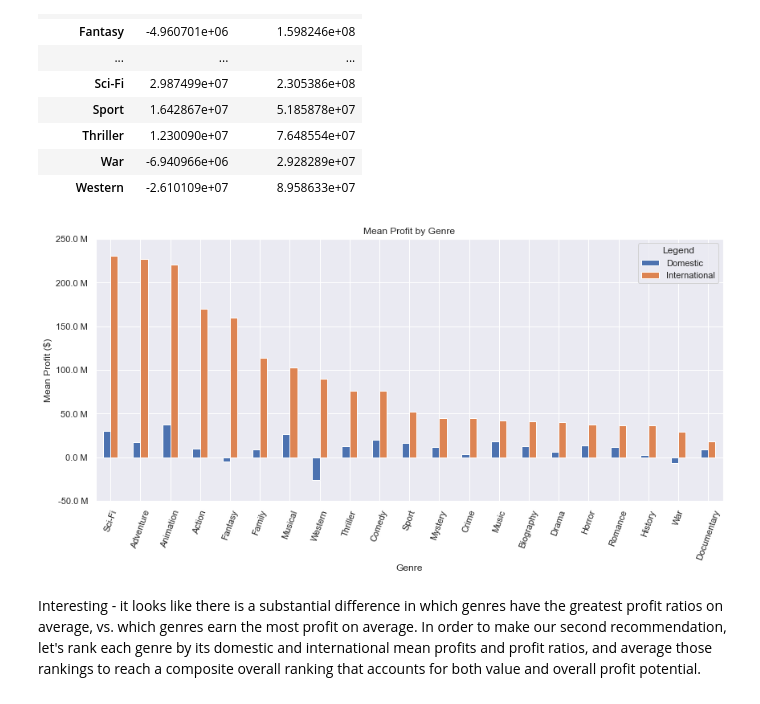
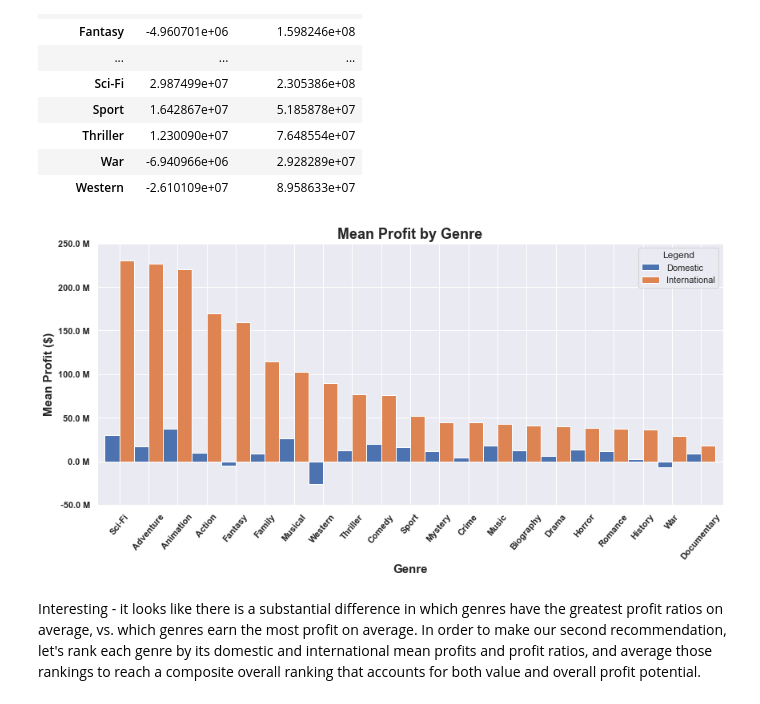
Before and after one commit to emgerber88/Microsoft-Movie-Recommendations, a Jupyter notebook: Phase_1_Project_Scratch_Work.ipynb, the cells around one changed output. Saved outputs shown, nothing was run; the diff lists cells and outputs as text; code cells hidden in the pictures.

```diff
--- a/Phase_1_Project_Scratch_Work.ipynb
+++ b/Phase_1_Project_Scratch_Work.ipynb
@@ -512,24 +512,25 @@ profits_by_genre
 # %%
 fig, ax = plt.subplots(figsize = (14, 6))
 
 # create barplots for mean profit ratio of each genre
-profits_by_genre.sort_values(by = 'international_profit', ascending = False).plot(kind = 'bar', ax = ax)
+profits_by_genre.sort_values(by = 'international_profit', ascending = False).plot(kind = 'bar', ax = ax, width = 1)
 
 # create labels, axes, and title for graph
 def million_formatter(x, pos):
     return "%.1f M" % (x/1E6)
 
-ax.set_xlabel('Genre')
-ax.set_ylabel('Mean Profit ($)')
-ax.set_title('Mean Profit by Genre')
+ax.set_xlabel('Genre', fontsize = 15, weight = 'bold')
+ax.set_ylabel('Mean Profit ($)', fontsize = 15, weight = 'bold')
+ax.set_title('Mean Profit by Genre', fontsize = 18, weight = 'bold')
 ax.set_yticks(range(-50000000, 275000000, 100000000), minor = True)
 ax.yaxis.set_major_formatter(million_formatter)
-plt.xticks(rotation=70)
+plt.xticks(rotation=50, weight = 'bold')
+plt.yticks(weight = 'bold')
 plt.legend(title = 'Legend', loc = 'upper right', labels = ['Domestic', 'International'])
 
 plt.show();
 # %% [output]
-[figure, old version]
+[figure, new version]
 # %% [markdown]
 Interesting - it looks like there is a substantial difference in which genres have the greatest profit ratios on average, vs. which genres earn the most profit on average. In order to make our second recommendation, let's rank each genre by its domestic and international mean profits and profit ratios, and average those rankings to reach a composite overall ranking that accounts for both value and overall profit potential.
 # %%
```
Also changed, not shown: parts of 8 cells of this notebook, 6 other files.
